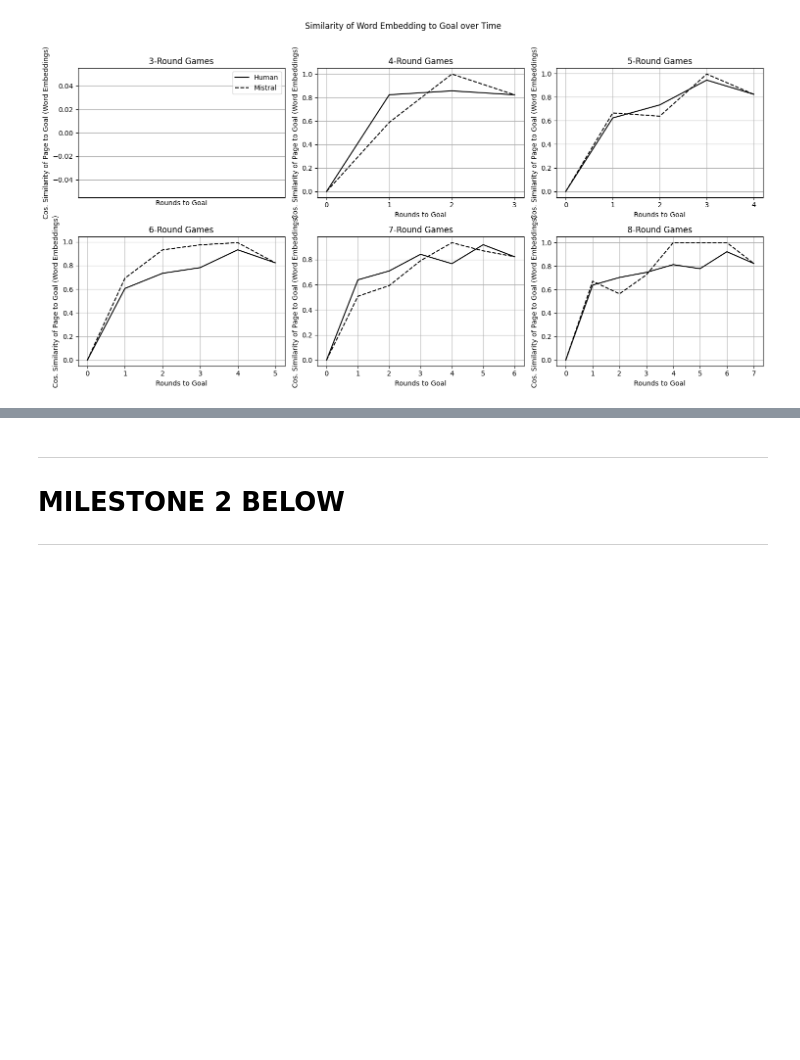
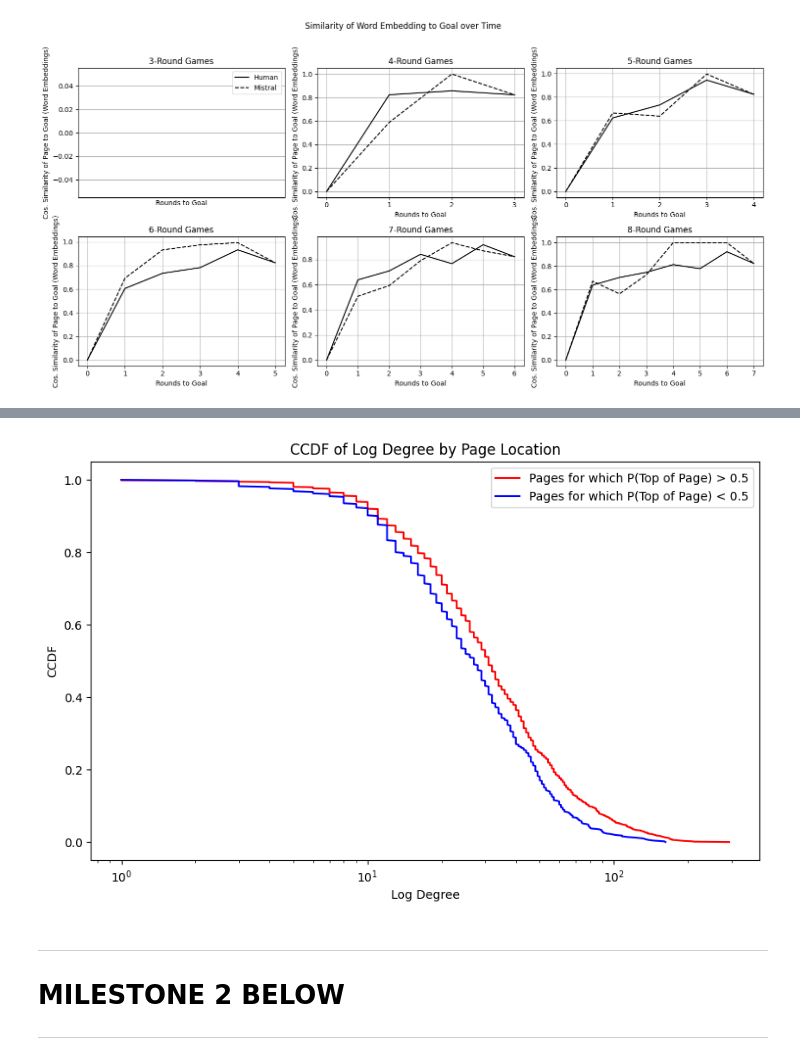
Before and after one commit to epfl-ada/ada-2023-project-klech, a Jupyter notebook: analysis.ipynb, the cells around one changed output, grey strips where cells are left out. Cells and saved outputs as stored; diff of their text form; code cells hidden in the pictures; blank space fills up the shorter version.

Commit message:
analysis for ccdf for page degree

```diff
--- a/analysis.ipynb
+++ b/analysis.ipynb
@@ -702,3 +746,25 @@ See the caveats in the documentation: https://pandas.pydata.org/pandas-docs/stab
+# %%
+# filter and sort degrees
+non_top_degrees = df[df.is_on_top == 0]['degrees'].dropna().sort_values().copy()
+top_degrees = df[df.is_on_top == 1]['degrees'].dropna().sort_values().copy()
+
+# CCDF
+non_y = np.linspace(0, 1, len(non_top_degrees))
+non_ccdf = 1 - non_y
+top_y = np.linspace(0, 1, len(top_degrees))
+top_ccdf = 1 - top_y
+# %%
+plt.figure(figsize=(10,6))
+plt.plot(top_degrees, top_ccdf, label="Pages for which P(Top of Page) > 0.5", color='red')
+plt.plot(non_top_degrees, non_ccdf, label="Pages for which P(Top of Page) < 0.5", color='blue')
+plt.xlabel('Log Degree')
+plt.ylabel('CCDF')
+plt.title('CCDF of Log Degree by Page Location')
+plt.xscale('log')
+plt.legend()
+plt.show()
+# %% [output]
+[figure, added]
 # %% [markdown]
 -------------------------------------------------------------------------------------------------------------------------
 
```
Also changed, not shown: parts of 5 cells of this notebook, 2 other files.
